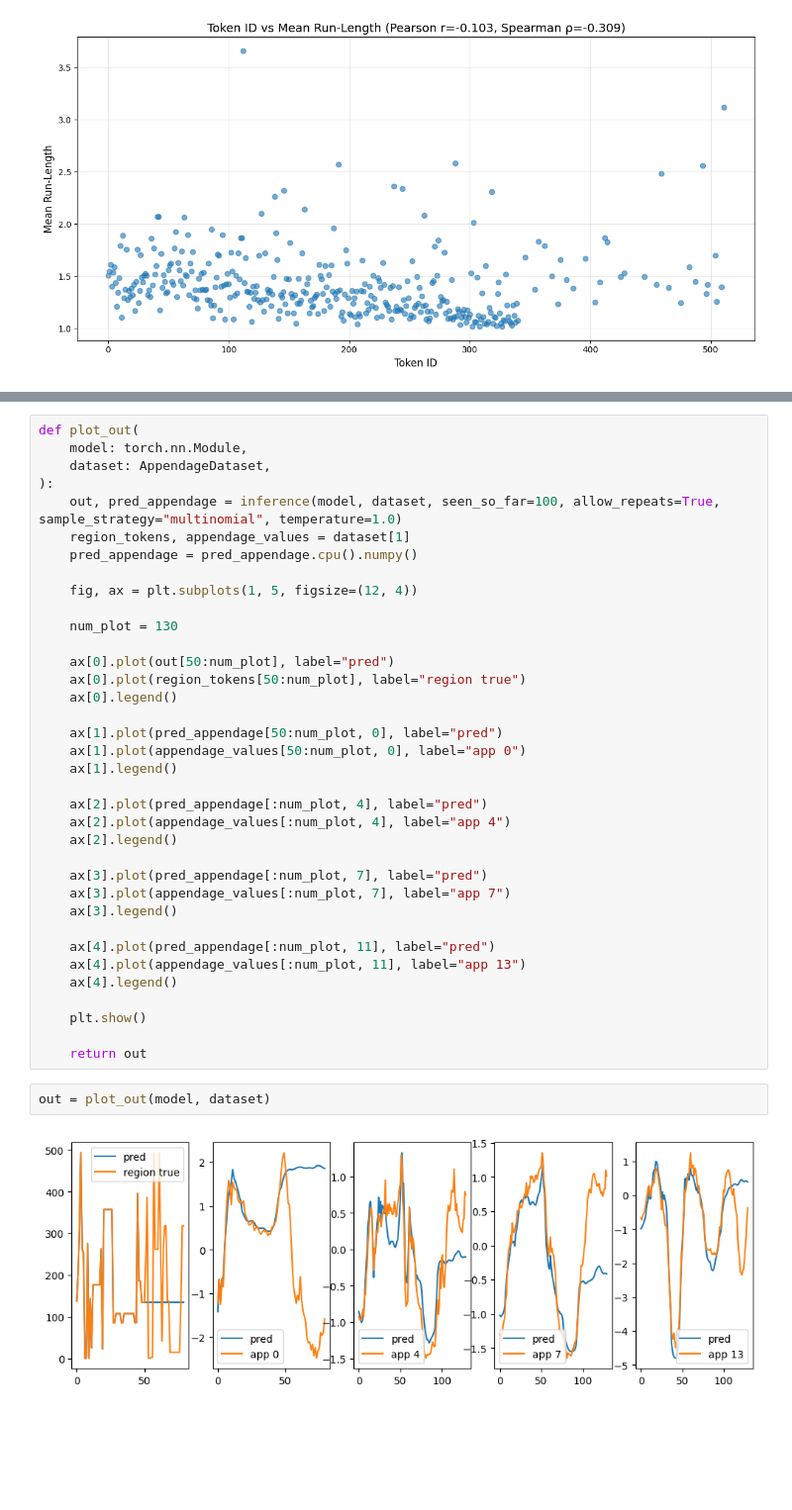
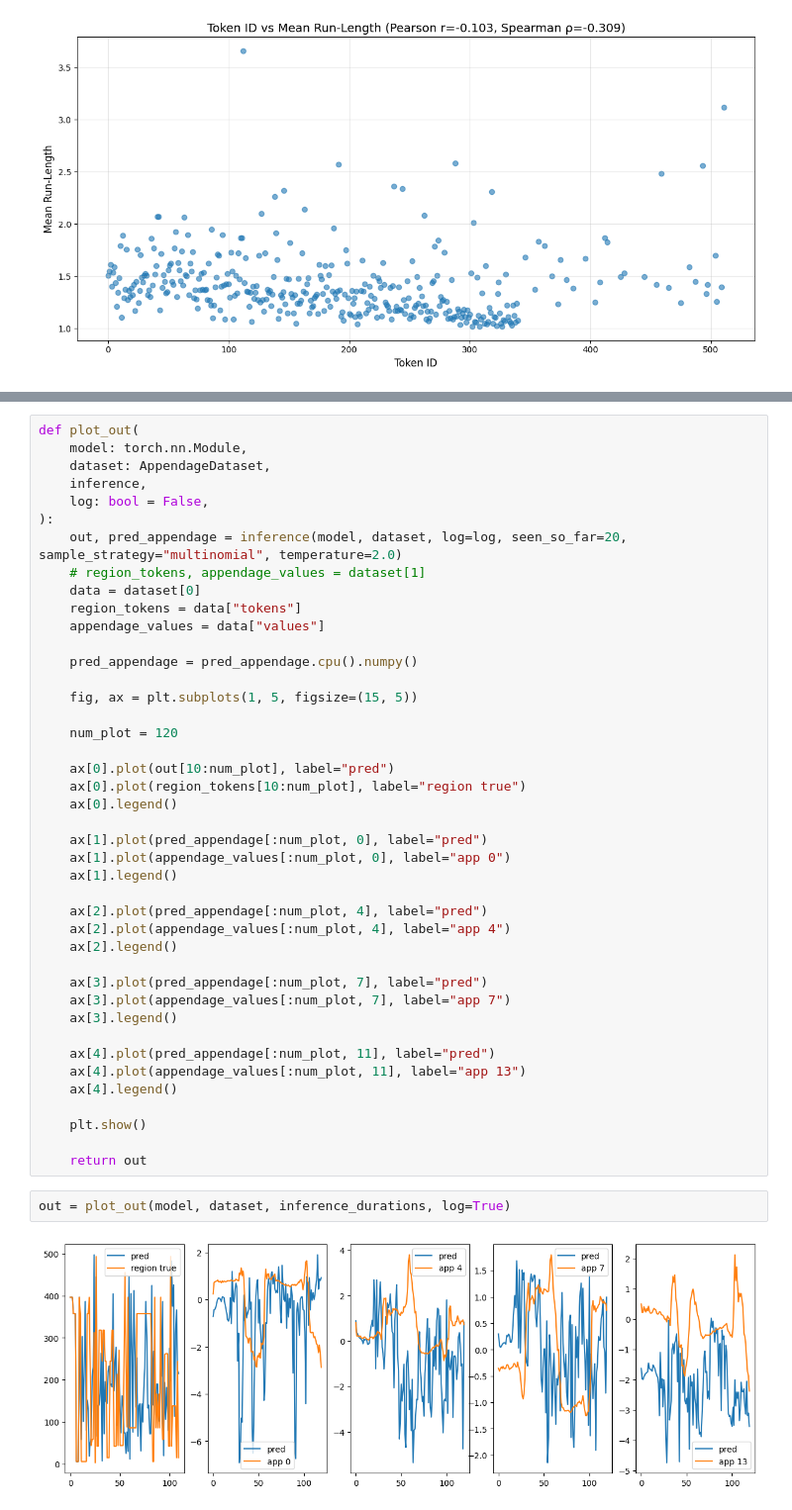
Before and after one commit to ojasprabhune/eeg, a Jupyter notebook: notebooks/data_debug.ipynb, the cells around one changed output, grey strips where cells are left out. Shown at 99% size. Cells and saved outputs as stored; diff of their text form; blank space fills up the shorter version.

```diff
--- a/notebooks/data_debug.ipynb
+++ b/notebooks/data_debug.ipynb
@@ -397,21 +460,27 @@ def inference(
 def plot_out(
     model: torch.nn.Module,
     dataset: AppendageDataset,
+    inference,
+    log: bool = False,
 ):
-    out, pred_appendage = inference(model, dataset, seen_so_far=100, allow_repeats=True, sample_strategy="multinomial", temperature=1.0)
-    region_tokens, appendage_values = dataset[1]
+    out, pred_appendage = inference(model, dataset, log=log, seen_so_far=20, sample_strategy="multinomial", temperature=2.0)
+    # region_tokens, appendage_values = dataset[1]
+    data = dataset[0]
+    region_tokens = data["tokens"]
+    appendage_values = data["values"]
+
     pred_appendage = pred_appendage.cpu().numpy()
 
-    fig, ax = plt.subplots(1, 5, figsize=(12, 4))
+    fig, ax = plt.subplots(1, 5, figsize=(15, 5))
 
-    num_plot = 130
+    num_plot = 120
 
-    ax[0].plot(out[50:num_plot], label="pred")
-    ax[0].plot(region_tokens[50:num_plot], label="region true")
+    ax[0].plot(out[10:num_plot], label="pred")
+    ax[0].plot(region_tokens[10:num_plot], label="region true")
     ax[0].legend()
 
-    ax[1].plot(pred_appendage[50:num_plot, 0], label="pred")
-    ax[1].plot(appendage_values[50:num_plot, 0], label="app 0")
+    ax[1].plot(pred_appendage[:num_plot, 0], label="pred")
+    ax[1].plot(appendage_values[:num_plot, 0], label="app 0")
     ax[1].legend()
 
     ax[2].plot(pred_appendage[:num_plot, 4], label="pred")
@@ -430,6 +499,6 @@ def plot_out(
 
     return out
 # %%
-out = plot_out(model, dataset)
+out = plot_out(model, dataset, inference_durations, log=True)
 # %% [output]
-[figure, old version]
+[figure, new version]
```
Also changed, not shown: parts of 4 cells of this notebook, 5 other files.
